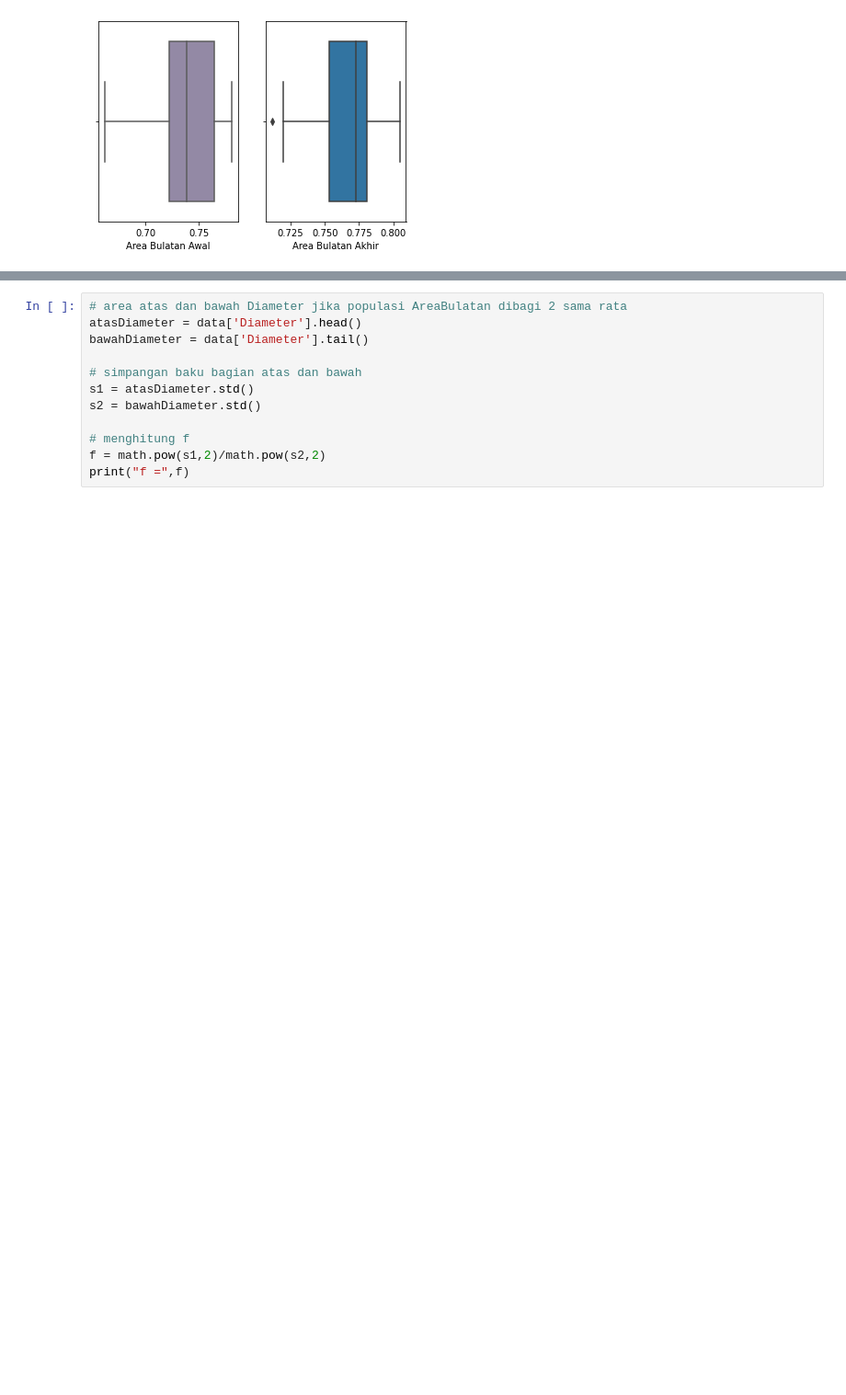
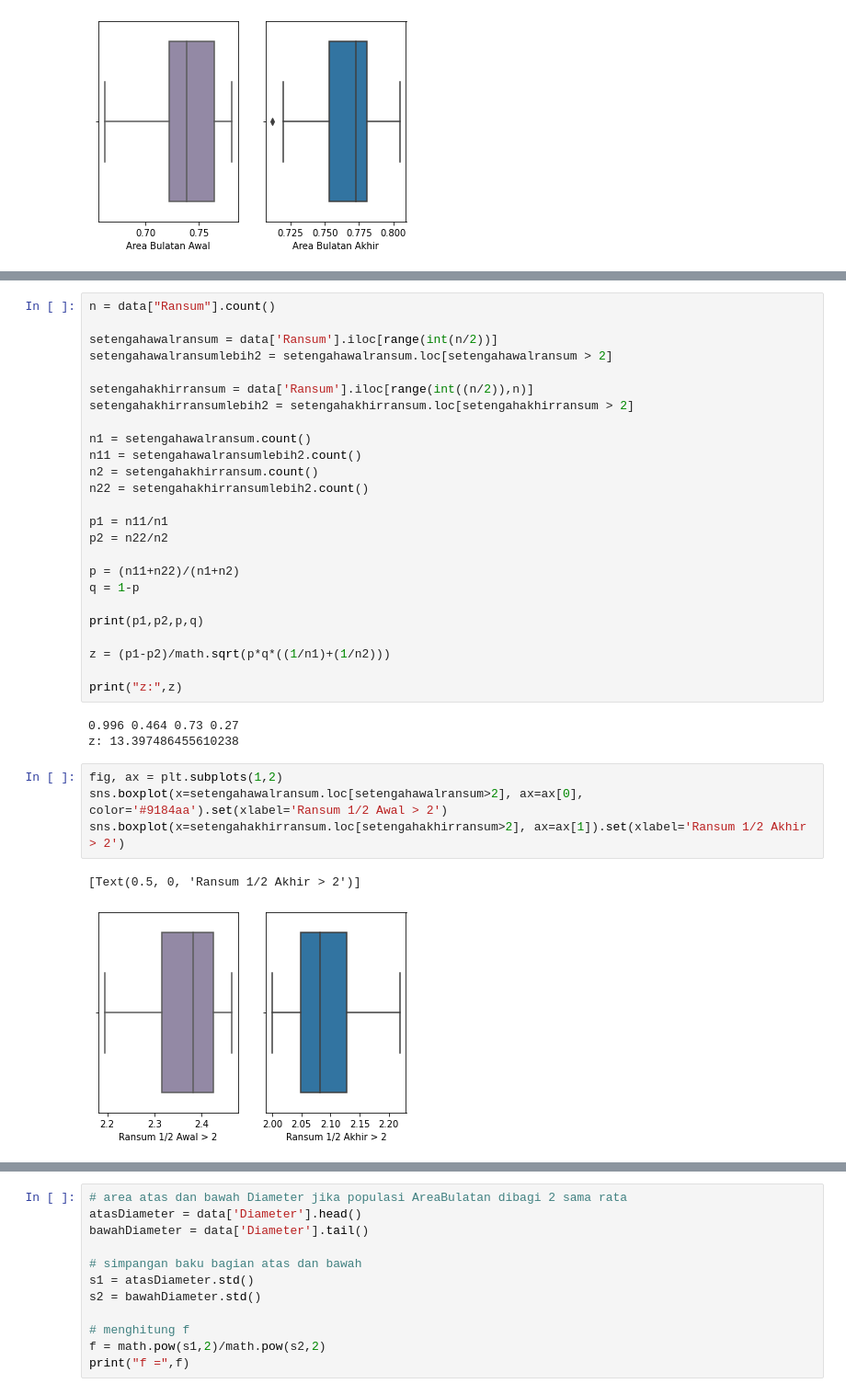
Before and after one commit to alifbhadrika/data-statistical-analysis, a Jupyter notebook: K04-T1-IF2220-13519186.ipynb, the cells around one changed output, grey strips where cells are left out. Shown at 92% size. Saved outputs shown, nothing was run; the diff lists cells and outputs as text; blank space fills up the shorter version.

```diff
--- a/K04-T1-IF2220-13519186.ipynb
+++ b/K04-T1-IF2220-13519186.ipynb
@@ -517,3 +701,38 @@ sns.boxplot(x=bawahBulatan, ax=ax[1]).set(xlabel='Bulatan Akhir')
+# %%
+n = data["Ransum"].count()
+
+setengahawalransum = data['Ransum'].iloc[range(int(n/2))]
+setengahawalransumlebih2 = setengahawalransum.loc[setengahawalransum > 2]
+
+setengahakhirransum = data['Ransum'].iloc[range(int((n/2)),n)]
+setengahakhirransumlebih2 = setengahakhirransum.loc[setengahakhirransum > 2]
+
+n1 = setengahawalransum.count()
+n11 = setengahawalransumlebih2.count()
+n2 = setengahakhirransum.count()
+n22 = setengahakhirransumlebih2.count()
+
+p1 = n11/n1
+p2 = n22/n2
+
+p = (n11+n22)/(n1+n2)
+q = 1-p
+
+print(p1,p2,p,q)
+
+z = (p1-p2)/math.sqrt(p*q*((1/n1)+(1/n2)))
+
+print("z:",z)
+# %% [output]
+0.996 0.464 0.73 0.27
+z: 13.397486455610238
+# %%
+fig, ax = plt.subplots(1,2)
+sns.boxplot(x=setengahawalransum.loc[setengahawalransum>2], ax=ax[0], color='#9184aa').set(xlabel='Ransum 1/2 Awal > 2')
+sns.boxplot(x=setengahakhirransum.loc[setengahakhirransum>2], ax=ax[1]).set(xlabel='Ransum 1/2 Akhir > 2')
+# %% [output]
+[Text(0.5, 0, 'Ransum 1/2 Akhir > 2')]
+[figure, added]
 # %% [markdown]
 ### e. Bagian awal kolom Diameter memiliki variansi yang sama dengan bagian akhirnya?
 
```
Also changed, not shown: parts of 13 cells of this notebook.
